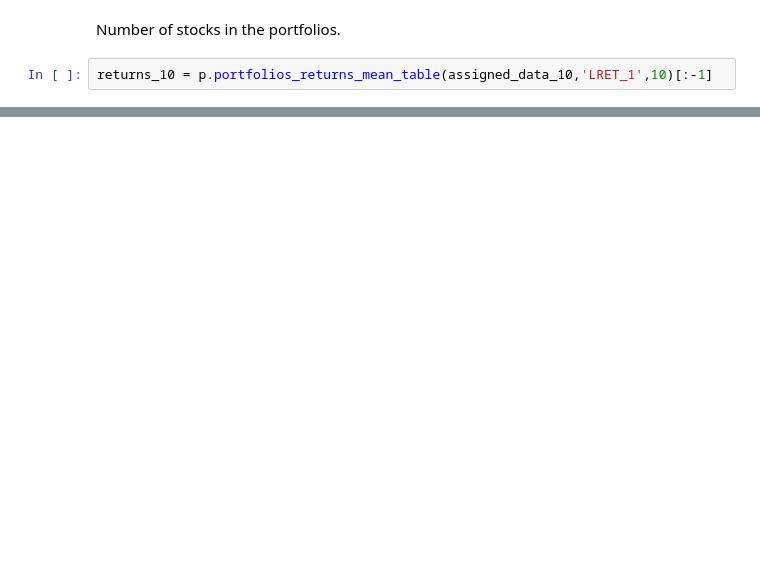
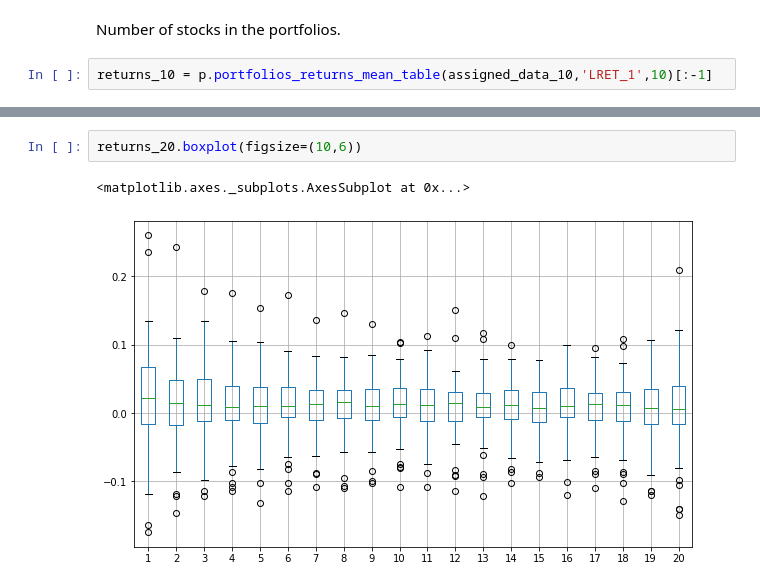
Before and after one commit to j4bert0/quant-finance-project, a Jupyter notebook: research/momentum_portfolios.ipynb, the cells around one changed output, grey strips where cells are left out. Drawn from its saved outputs; the diff is of its cells as text; blank space fills up the shorter version.

```diff
--- a/research/momentum_portfolios.ipynb
+++ b/research/momentum_portfolios.ipynb
@@ -123,0 +130,5 @@ p.quantile_table(assigned_data_10,'LRET_1',10).head()
+# %%
+returns_20.boxplot(figsize=(10,6))
+# %% [output]
+<matplotlib.axes._subplots.AxesSubplot at 0x...>
+[figure, added]
```
Also changed, not shown: parts of 25 cells of this notebook, 1 other file.
